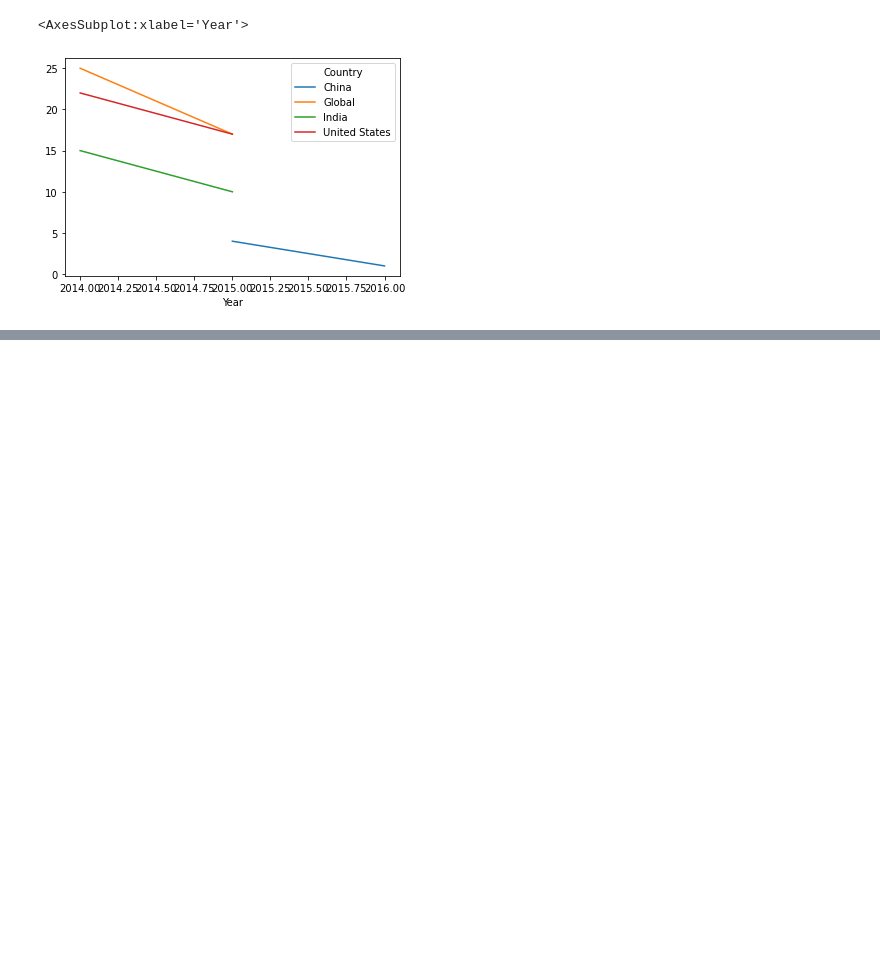
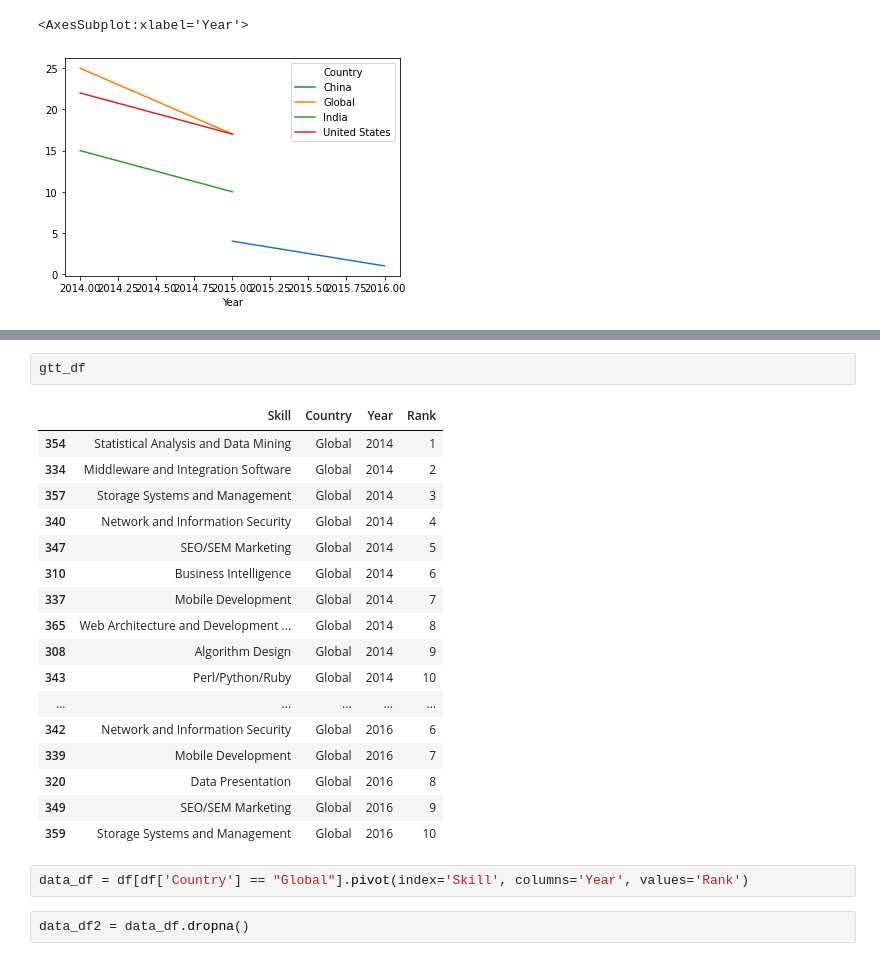
Before and after one commit to radroid/data-visualization-projects, a Jupyter notebook: 3 - Top Skills LinkedIn/1 - Exploratory Data Analysis.ipynb, the cells around one changed output, grey strips where cells are left out. Saved outputs shown, nothing was run; the diff lists cells and outputs as text; blank space fills up the shorter version.

```diff
--- a/3 - Top Skills LinkedIn/1 - Exploratory Data Analysis.ipynb
+++ b/3 - Top Skills LinkedIn/1 - Exploratory Data Analysis.ipynb
@@ -327,0 +509,24 @@ v_df2.plot()
+# %%
+gtt_df
+# %% [output]
+|  | Skill | Country | Year | Rank |
+| 354 | Statistical Analysis and Data Mining | Global | 2014 | 1 |
+| 334 | Middleware and Integration Software | Global | 2014 | 2 |
+| 357 | Storage Systems and Management | Global | 2014 | 3 |
+| 340 | Network and Information Security | Global | 2014 | 4 |
+| 347 | SEO/SEM Marketing | Global | 2014 | 5 |
+| 310 | Business Intelligence | Global | 2014 | 6 |
+| 337 | Mobile Development | Global | 2014 | 7 |
+| 365 | Web Architecture and Development ... | Global | 2014 | 8 |
+| 308 | Algorithm Design | Global | 2014 | 9 |
+| 343 | Perl/Python/Ruby | Global | 2014 | 10 |
+| ... | ... | ... | ... | ... |
+| 342 | Network and Information Security | Global | 2016 | 6 |
+| 339 | Mobile Development | Global | 2016 | 7 |
+| 320 | Data Presentation | Global | 2016 | 8 |
+| 349 | SEO/SEM Marketing | Global | 2016 | 9 |
+| 359 | Storage Systems and Management | Global | 2016 | 10 |
+# %%
+data_df = df[df['Country'] == "Global"].pivot(index='Skill', columns='Year', values='Rank')
+# %%
+data_df2 = data_df.dropna()
```
Also changed, not shown: parts of 27 cells of this notebook.
